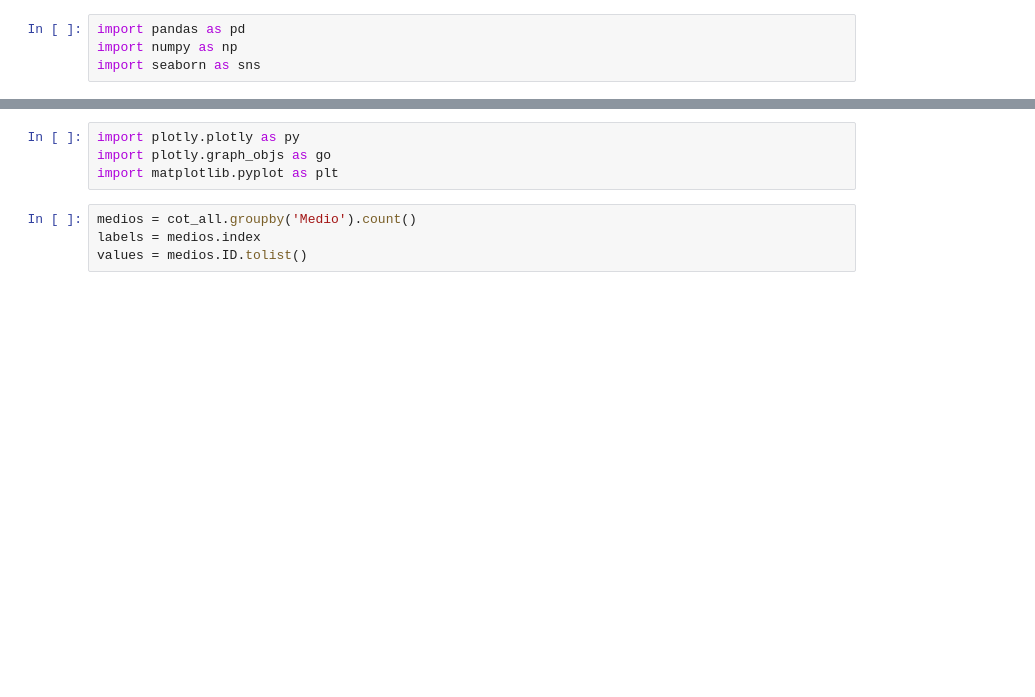
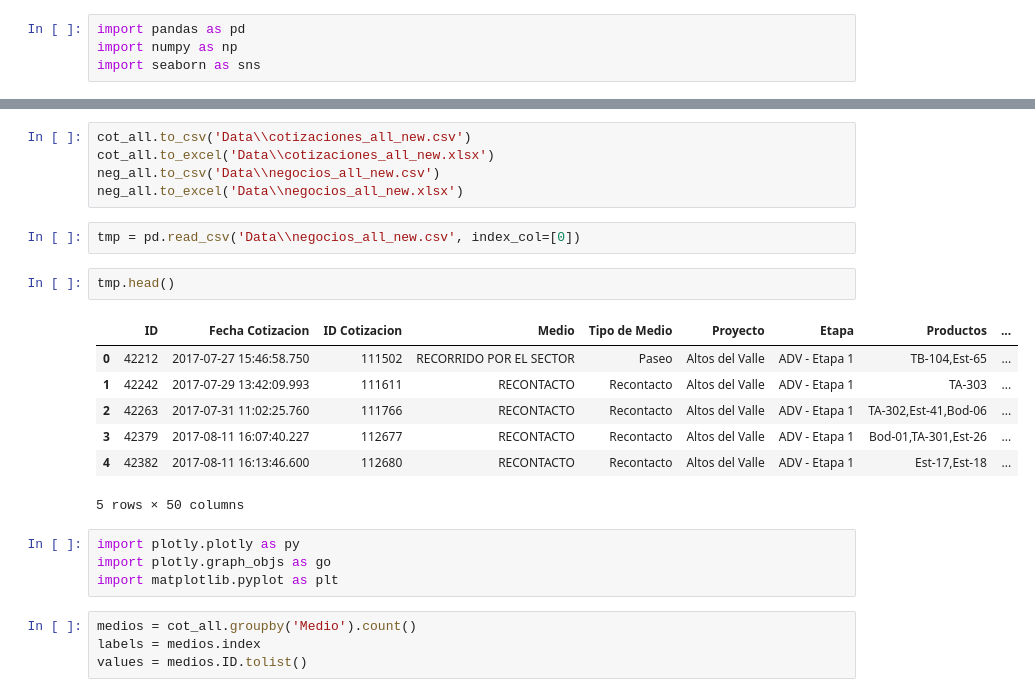
Before and after one commit to jcardenaslie/AitueDataPlotly_web, a Jupyter notebook: Plotly lab.ipynb, the cells around one changed output, grey strips where cells are left out. Cells and saved outputs as stored; diff of their text form; blank space fills up the shorter version.

```diff
--- a/Plotly lab.ipynb
+++ b/Plotly lab.ipynb
@@ -8,3 +70,20 @@ neg_all = pd.read_excel("negocios_all.xlsx")
+# %%
+cot_all.to_csv('Data\\cotizaciones_all_new.csv')
+cot_all.to_excel('Data\\cotizaciones_all_new.xlsx')
+neg_all.to_csv('Data\\negocios_all_new.csv')
+neg_all.to_excel('Data\\negocios_all_new.xlsx')
+# %%
+tmp = pd.read_csv('Data\\negocios_all_new.csv', index_col=[0])
+# %%
+tmp.head()
+# %% [output]
+|  | ID | Fecha Cotizacion | ID Cotizacion | Medio | Tipo de Medio | Proyecto | Etapa | Productos | ... |
+| 0 | 42212 | 2017-07-27 15:46:58.750 | 111502 | RECORRIDO POR EL SECTOR | Paseo | Altos del Valle | ADV - Etapa 1 | TB-104,Est-65 | ... |
+| 1 | 42242 | 2017-07-29 13:42:09.993 | 111611 | RECONTACTO | Recontacto | Altos del Valle | ADV - Etapa 1 | TA-303 | ... |
+| 2 | 42263 | 2017-07-31 11:02:25.760 | 111766 | RECONTACTO | Recontacto | Altos del Valle | ADV - Etapa 1 | TA-302,Est-41,Bod-06 | ... |
+| 3 | 42379 | 2017-08-11 16:07:40.227 | 112677 | RECONTACTO | Recontacto | Altos del Valle | ADV - Etapa 1 | Bod-01,TA-301,Est-26 | ... |
+| 4 | 42382 | 2017-08-11 16:13:46.600 | 112680 | RECONTACTO | Recontacto | Altos del Valle | ADV - Etapa 1 | Est-17,Est-18 | ... |
+5 rows × 50 columns
 # %%
 import plotly.plotly as py
 import plotly.graph_objs as go
```
Also changed, not shown: parts of 9 cells of this notebook, 28 other files.
